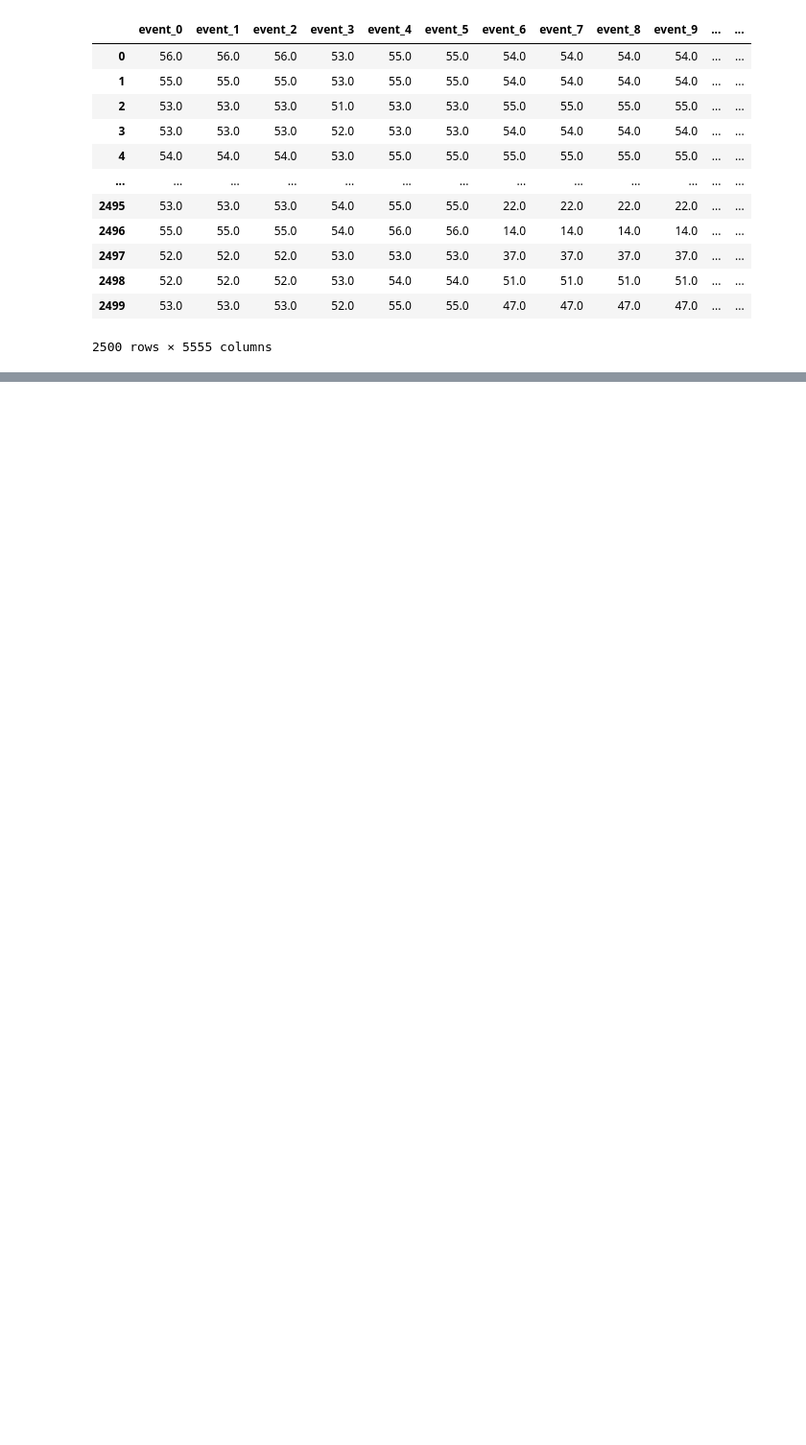
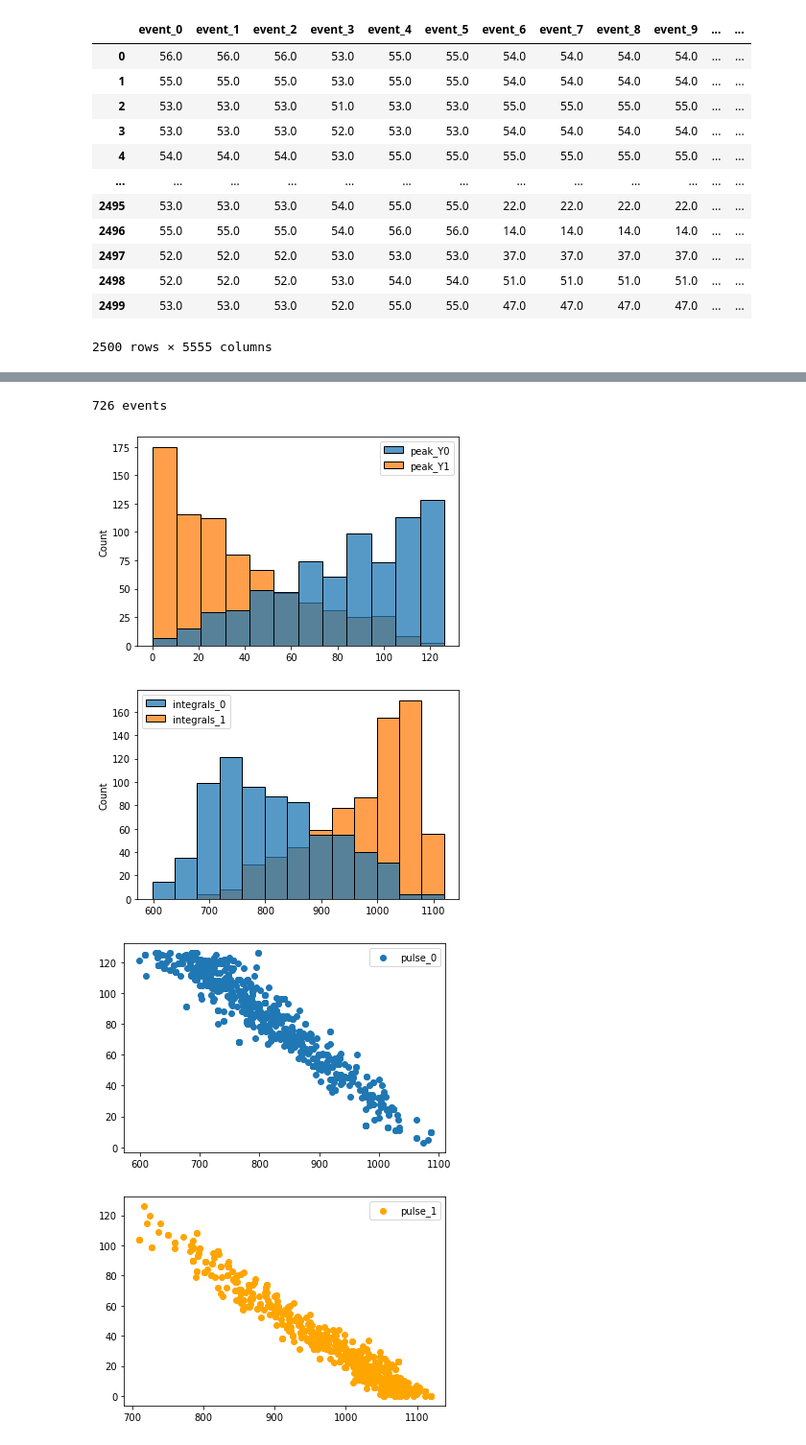
Before and after one commit to afauth/mudecay, a Jupyter notebook: MuonDecay/data_analyze/RegExp/teste.ipynb, the cells around one changed output, grey strips where cells are left out. Shown at 96% size. Saved outputs shown, nothing was run; the diff lists cells and outputs as text; code cells hidden in the pictures; blank space fills up the shorter version.

```diff
--- a/MuonDecay/data_analyze/RegExp/teste.ipynb
+++ b/MuonDecay/data_analyze/RegExp/teste.ipynb
@@ -54,0 +189,3 @@ Wall time: 5.79 s
+# %%
+results_filt_2 = results_filt.query("peak_Y0 < 127 and peak_Y1 < 127")
+results_filt_2
@@ -54,0 +240,8 @@ Wall time: 5.79 s
+# %%
+plots_collection(results=results_filt_2)
+# %% [output]
+726 events
+[figure, added]
+[figure, added]
+[figure, added]
+[figure, added]
```
Also changed, not shown: parts of 17 cells of this notebook, 11 other files.
